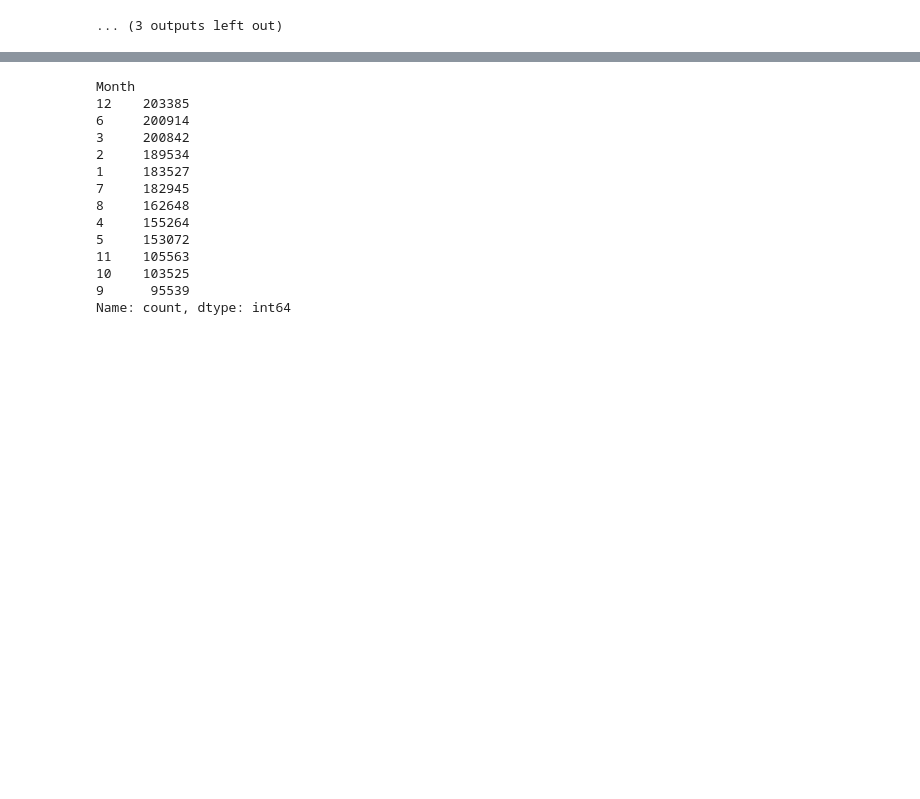
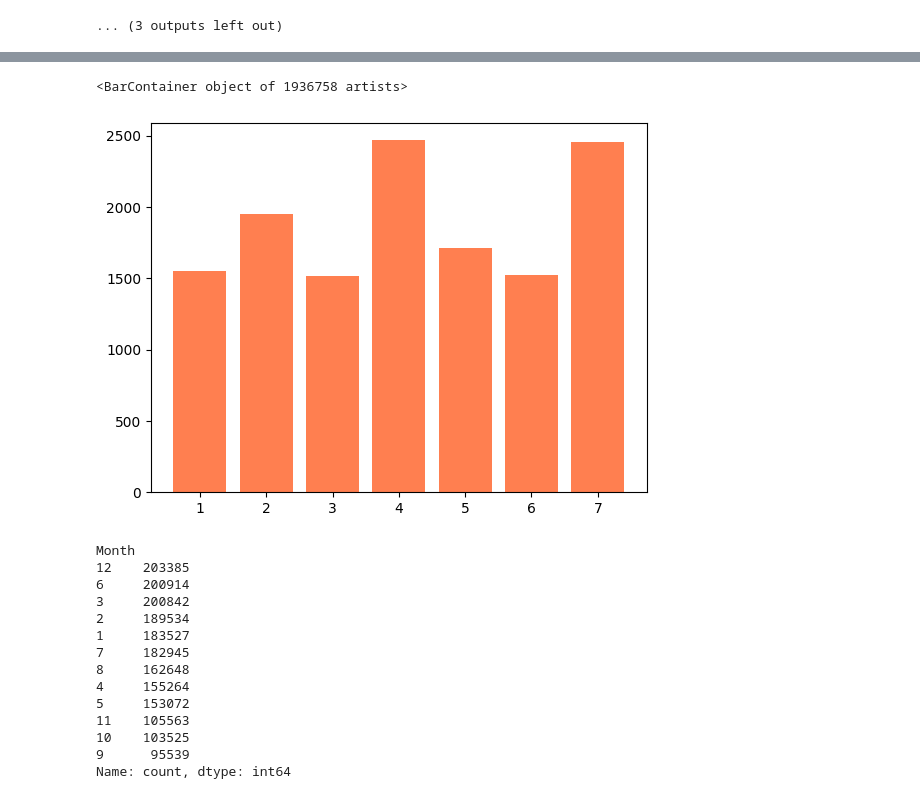
Before and after one commit to AdrielyZBoller/Projeto_Mod05_Ada_VemSerTech, a Jupyter notebook: projeto.ipynb, the cells around one changed output, grey strips where cells are left out. Saved outputs shown, nothing was run; the diff lists cells and outputs as text; code cells hidden in the pictures; blank space fills up the shorter version.

```diff
--- a/projeto.ipynb
+++ b/projeto.ipynb
@@ -283,3 +320,8 @@ for i in lista_var_continuas:
+# %%
+plt.bar(df['DayOfWeek'], df['DepDelay'], color='coral')
+# %% [output]
+<BarContainer object of 1936758 artists>
+[figure, added]
 # %%
 print(df_discreta['Month'].value_counts())
 # %% [output]
```
Also changed, not shown: parts of 6 cells of this notebook.
